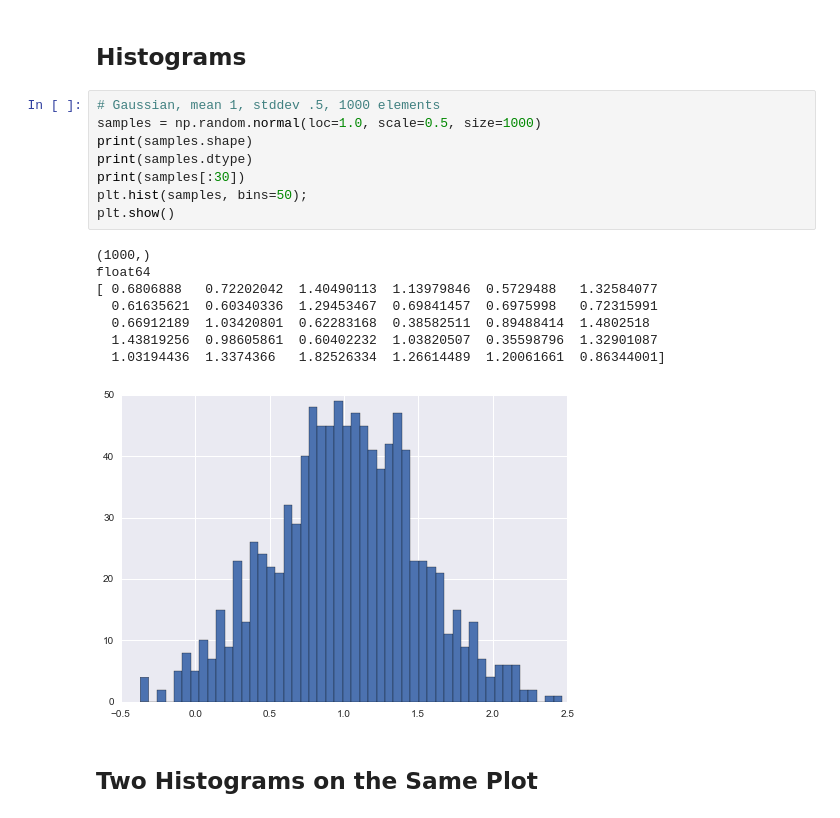
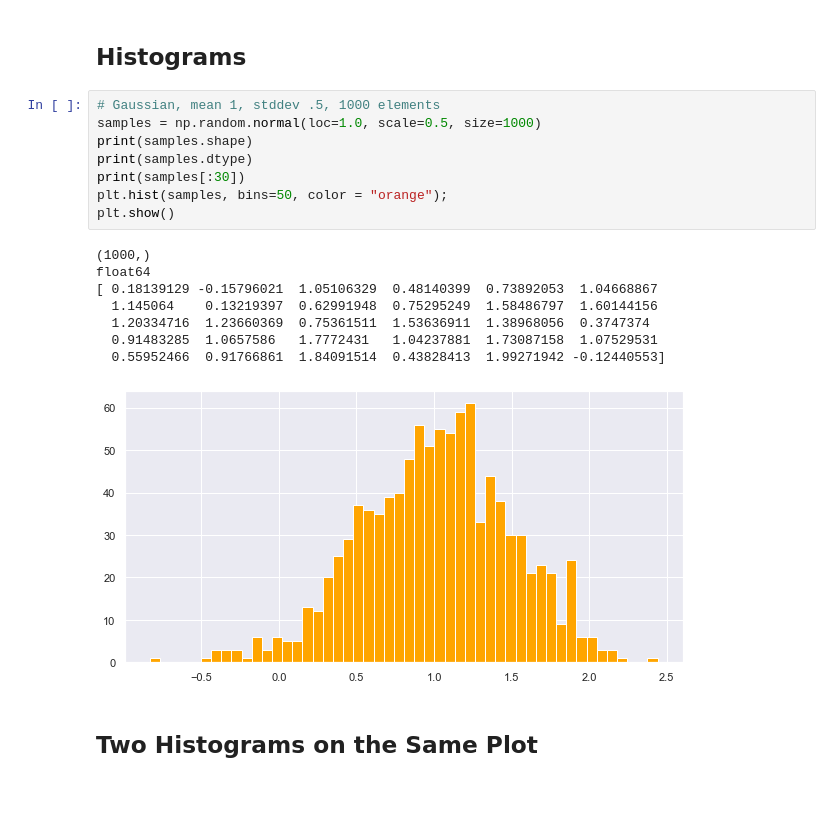
Before and after one commit to RenarsF/hw4, a Jupyter notebook: matplotlib/matplotlib.ipynb, the cells around one changed output. Cells and saved outputs as stored; diff of their text form.

Commit message:
Add files via upload
Updated colors and ratios

```diff
--- a/matplotlib/matplotlib.ipynb
+++ b/matplotlib/matplotlib.ipynb
@@ -42,20 +42,20 @@ plt.show()
 # %%
 # Gaussian, mean 1, stddev .5, 1000 elements
 samples = np.random.normal(loc=1.0, scale=0.5, size=1000)
 print(samples.shape)
 print(samples.dtype)
 print(samples[:30])
-plt.hist(samples, bins=50);
+plt.hist(samples, bins=50, color = "orange");
 plt.show()
 # %% [output]
 (1000,)
 float64
-[ 0.6806888   0.72202042  1.40490113  1.13979846  0.5729488   1.32584077
-  0.61635621  0.60340336  1.29453467  0.69841457  0.6975998   0.72315991
-  0.66912189  1.03420801  0.62283168  0.38582511  0.89488414  1.4802518
-  1.43819256  0.98605861  0.60402232  1.03820507  0.35598796  1.32901087
-  1.03194436  1.3374366   1.82526334  1.26614489  1.20061661  0.86344001]
+[ 0.18139129 -0.15796021  1.05106329  0.48140399  0.73892053  1.04668867
+  1.145064    0.13219397  0.62991948  0.75295249  1.58486797  1.60144156
+  1.20334716  1.23660369  0.75361511  1.53636911  1.38968056  0.3747374
+  0.91483285  1.0657586   1.7772431   1.04237881  1.73087158  1.07529531
+  0.55952466  0.91766861  1.84091514  0.43828413  1.99271942 -0.12440553]
-[figure, old version]
+[figure, new version]
 # %% [markdown]
 ## Two Histograms on the Same Plot
 # %%
```
Also changed, not shown: parts of 3 cells of this notebook.
